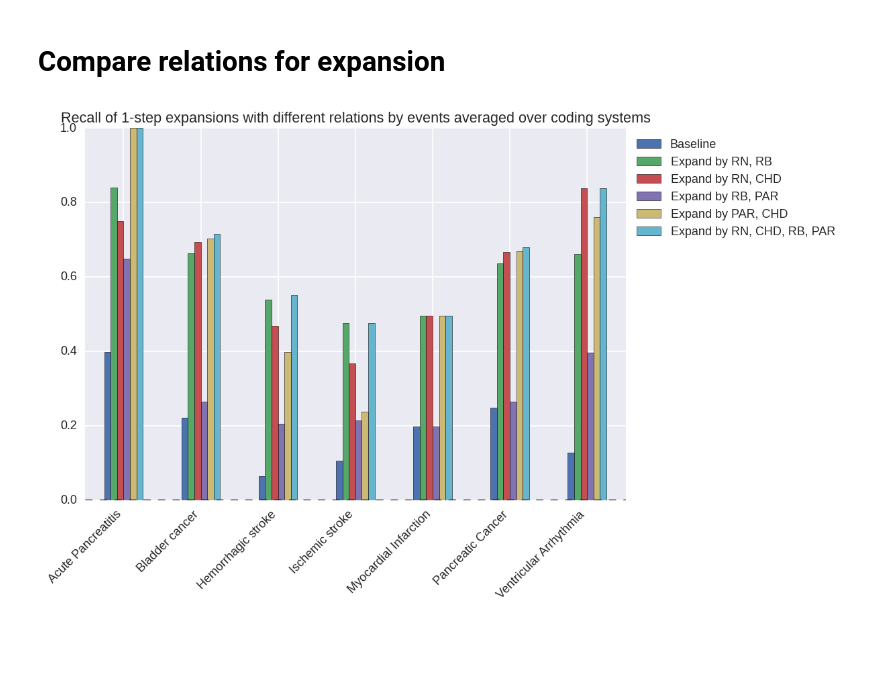
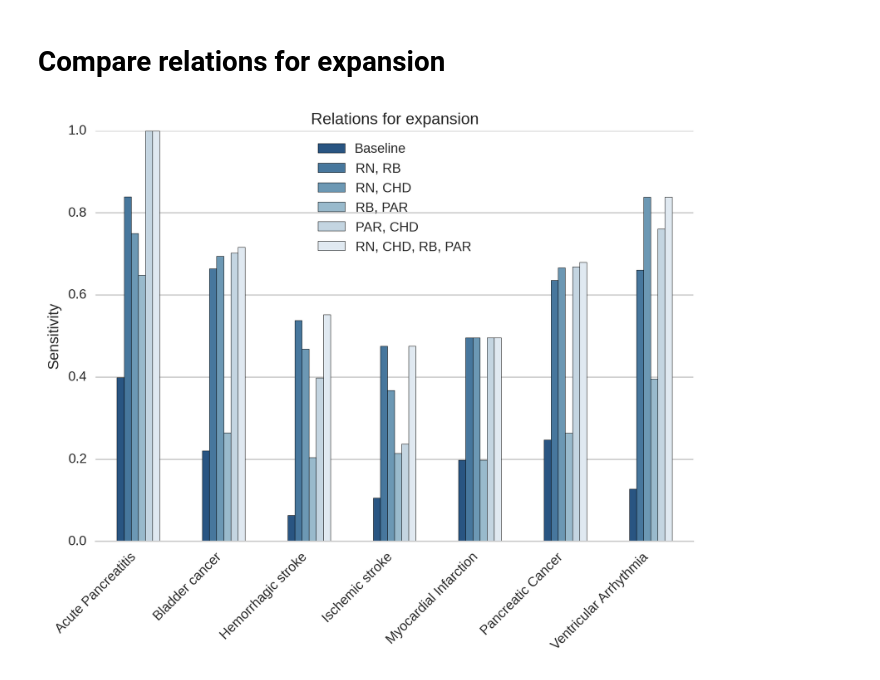
Before and after one commit to mi-erasmusmc/comap, a Jupyter notebook: evaluation/lib/CoMap evaluation.ipynb, the cells around one changed output. Saved outputs shown, nothing was run; the diff lists cells and outputs as text; code cells hidden in the pictures; blank space fills up the shorter version.

```diff
--- a/evaluation/lib/CoMap evaluation.ipynb
+++ b/evaluation/lib/CoMap evaluation.ipynb
@@ -15,7 +64,4 @@ mpl.rc("savefig", dpi=130)
 # %%
-PROJECT = 'safeguard'
-import pathlib
-
 with open('../projects/{}/variations.yaml'.format(PROJECT)) as f:
     variations = yaml.load(f)
 
@@ -32,15 +78,24 @@ with open('../projects/{}/events.yaml'.format(PROJECT)) as f:
         event_names[event] = casedef['name']
 
 with open('../projects/{}/mappings.yaml'.format(PROJECT)) as f:
-    mappings = Mappings.of_raw_data(yaml.load(f))
+    mappings = Mappings.of_raw_data(yaml.load(f), events, databases)
     mappings = normalize.mappings(mappings, databases)
 
 with open('../codes-in-dbs.json') as f:
     codes_in_dbs = CodesInDbs.of_data(json.load(f))
 
+with open('../{}.code-stats.csv'.format(PROJECT)) as f:
+    code_stats = pd.read_csv(f)
+
 def database_label(database):
-    return "{} ({})".format(database, databases.coding_system(database))
+    return database
+    #return "{} ({})".format(database, databases.coding_system(database))
 
-df0 = pd.read_csv('../{}.evaluations.csv'.format(PROJECT))
-df = df0['variation event database recall precision'.split()]
-df.head()
+def measure_label(measure):
+    return {
+        "recall": "Sensitivity",
+        "precision": "PPV", # "Positive predictive value",
+    }[measure]
+
+def event_label(event):
+    return event_names[event]
@@ -113,24 +225,23 @@ averages_compare
 # %% [markdown]
 # Compare relations for expansion
 # %%
-title = 'Recall of 1-step expansions with different relations by events averaged over coding systems'
 compare_variations = OrderedDict([
     ('baseline', 'Baseline'),
-    ('1-RN-RB.expand', 'Expand by RN, RB'),
-    ('1-RN-CHD.expand', 'Expand by RN, CHD'),
-    ('1-RB-PAR.expand', 'Expand by RB, PAR'),
-    ('1-PAR-CHD.expand', 'Expand by PAR, CHD'),
-    ('1-RN-CHD-RB-PAR.expand', 'Expand by RN, CHD, RB, PAR'),
+    ('1-RN-RB.expand', 'RN, RB'),
+    ('1-RN-CHD.expand', 'RN, CHD'),
+    ('1-RB-PAR.expand', 'RB, PAR'),
+    ('1-PAR-CHD.expand', 'PAR, CHD'),
+    ('1-RN-CHD-RB-PAR.expand', 'RN, CHD, RB, PAR'),
 ])
 averages_compare = pd.DataFrame([
     df[df.variation == variation].groupby('event').recall.mean()
     for variation in compare_variations
 ], index=compare_variations)
 averages_compare.columns = averages_compare.columns.map(event_names.get)
 averages_compare.index = compare_variations.values()
-averages_compare.T.plot(kind='bar', title=title, ylim=(0,1))
-plt.xticks(rotation=45, ha='right')
-plt.legend(loc=2, bbox_to_anchor=(1, 1))
-_=()
+
+with mystyle(graded_recall_palette(len(compare_variations)), xrot=45, ha='right'):
+    averages_compare.T.plot(kind='bar', title="Relations for expansion")
+    plt.ylabel(measure_label('recall'))
 # %% [output]
-[figure, old version]
+[figure, new version]
```
Also changed, not shown: parts of 37 cells of this notebook, 12 other files.
